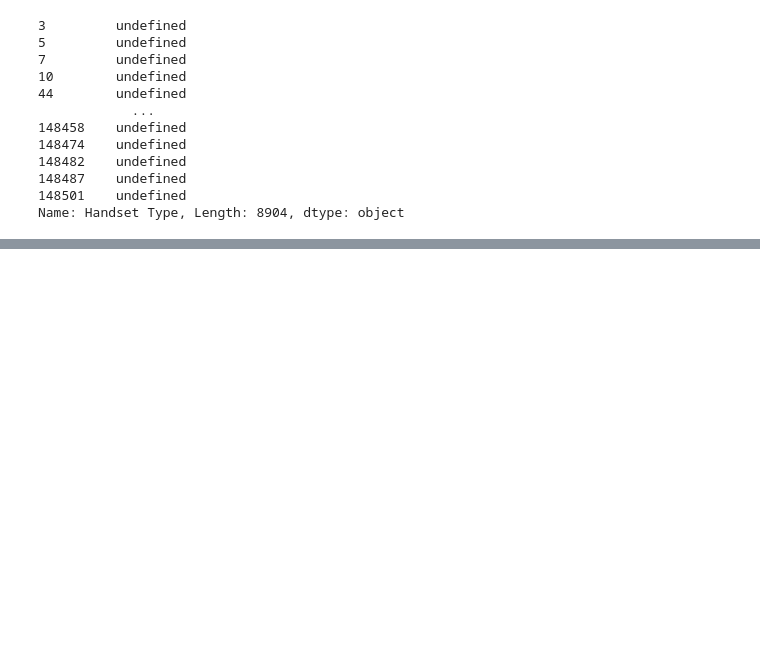
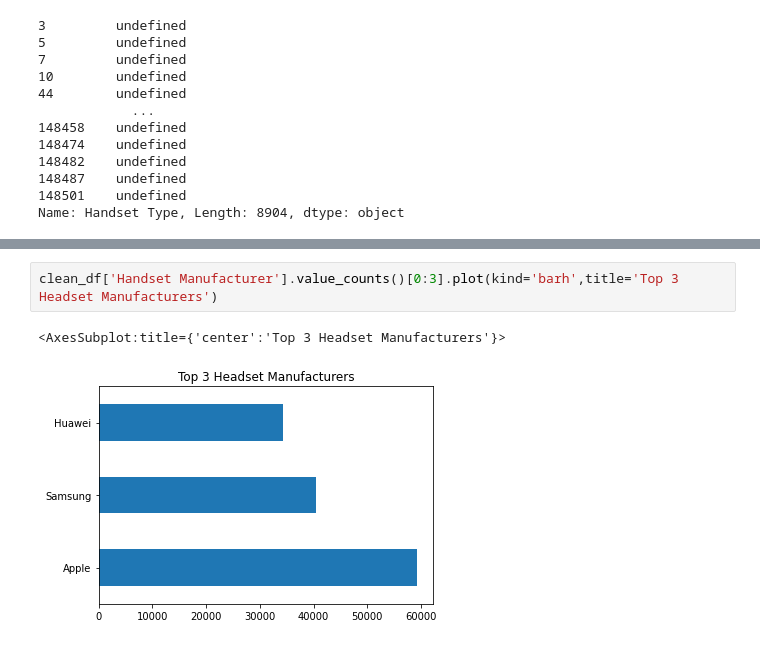
Before and after one commit to nahomHmichael/Telecom-User-Analytics, a Jupyter notebook: notebooks/user_overview_analysis.ipynb, the cells around one changed output, grey strips where cells are left out. Saved outputs shown, nothing was run; the diff lists cells and outputs as text; blank space fills up the shorter version.

```diff
--- a/notebooks/user_overview_analysis.ipynb
+++ b/notebooks/user_overview_analysis.ipynb
@@ -383,0 +419,5 @@ clean_df['Handset Type'].value_counts()[0:10].plot(kind='barh')
+# %%
+clean_df['Handset Manufacturer'].value_counts()[0:3].plot(kind='barh',title='Top 3 Headset Manufacturers')
+# %% [output]
+<AxesSubplot:title={'center':'Top 3 Headset Manufacturers'}>
+[figure, added]
```
Also changed, not shown: parts of 16 cells of this notebook.
